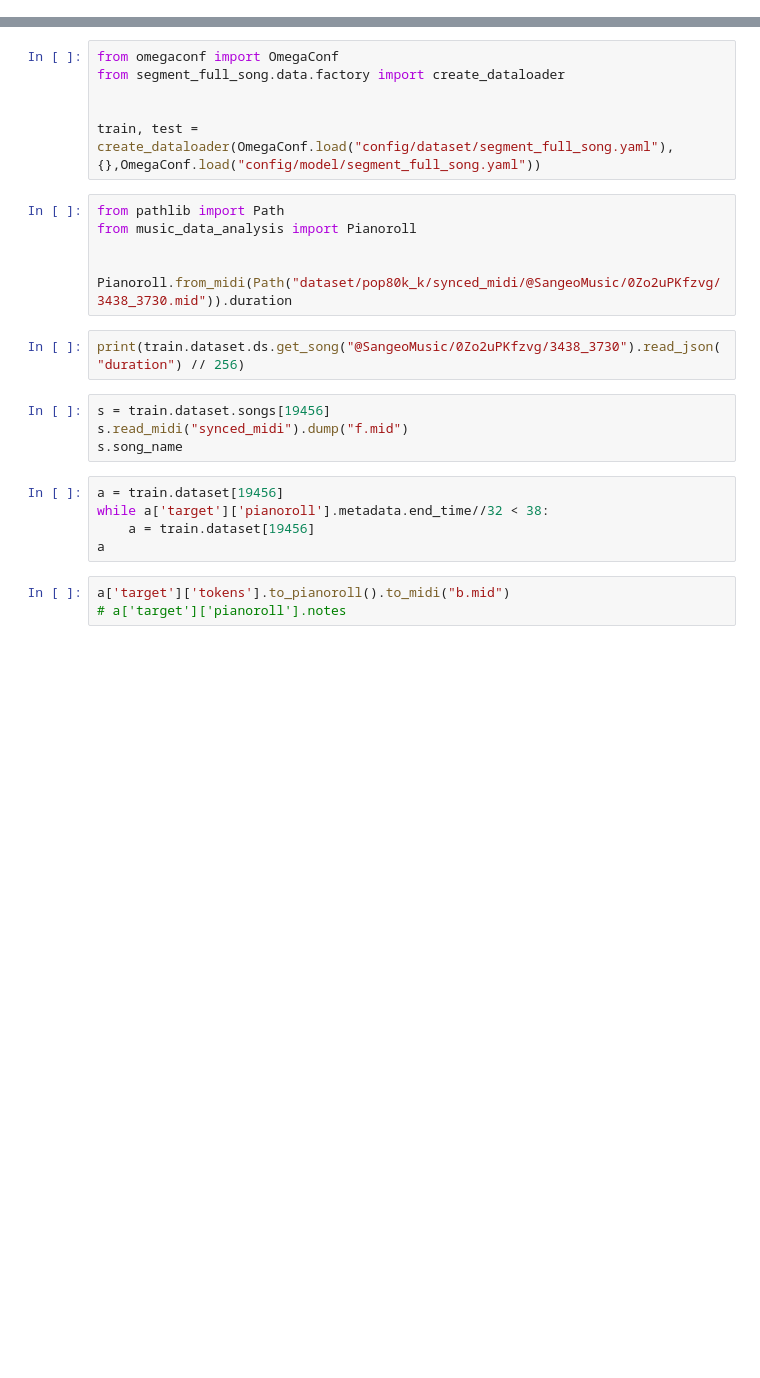
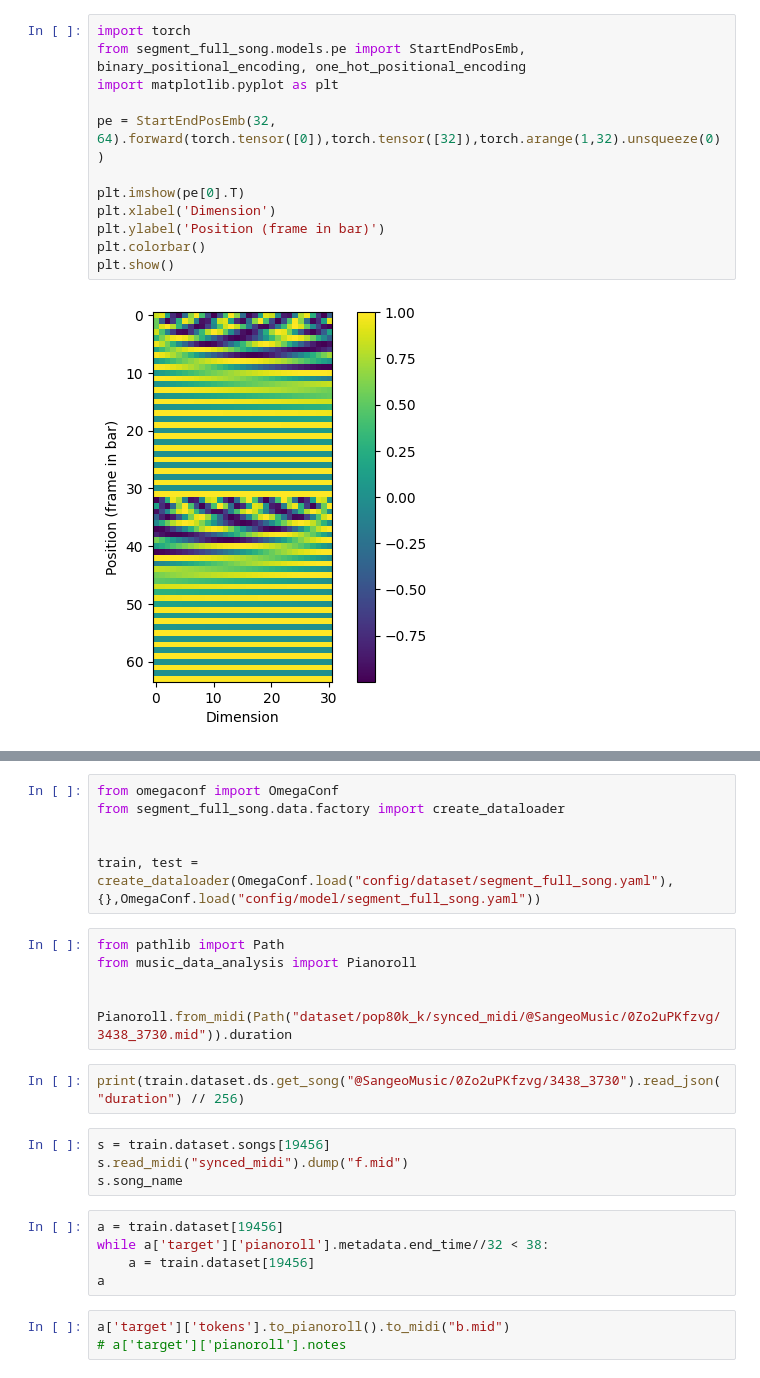
Before and after one commit to eri24816/segmented-full-song-gen, a Jupyter notebook: notebook/test.ipynb, the cells around one changed output, grey strips where cells are left out. Drawn from its saved outputs; the diff is of its cells as text; blank space fills up the shorter version.

```diff
--- a/notebook/test.ipynb
+++ b/notebook/test.ipynb
@@ -11,0 +14,14 @@ print(f"Working directory changed to: {os.getcwd()}")
+# %%
+import torch
+from segment_full_song.models.pe import StartEndPosEmb, binary_positional_encoding, one_hot_positional_encoding
+import matplotlib.pyplot as plt
+
+pe = StartEndPosEmb(32, 64).forward(torch.tensor([0]),torch.tensor([32]),torch.arange(1,32).unsqueeze(0))
+
+plt.imshow(pe[0].T)
+plt.xlabel('Dimension')
+plt.ylabel('Position (frame in bar)')
+plt.colorbar()
+plt.show()
+# %% [output]
+[figure, added]
```
Also changed, not shown: parts of 3 cells of this notebook, 9 other files.
